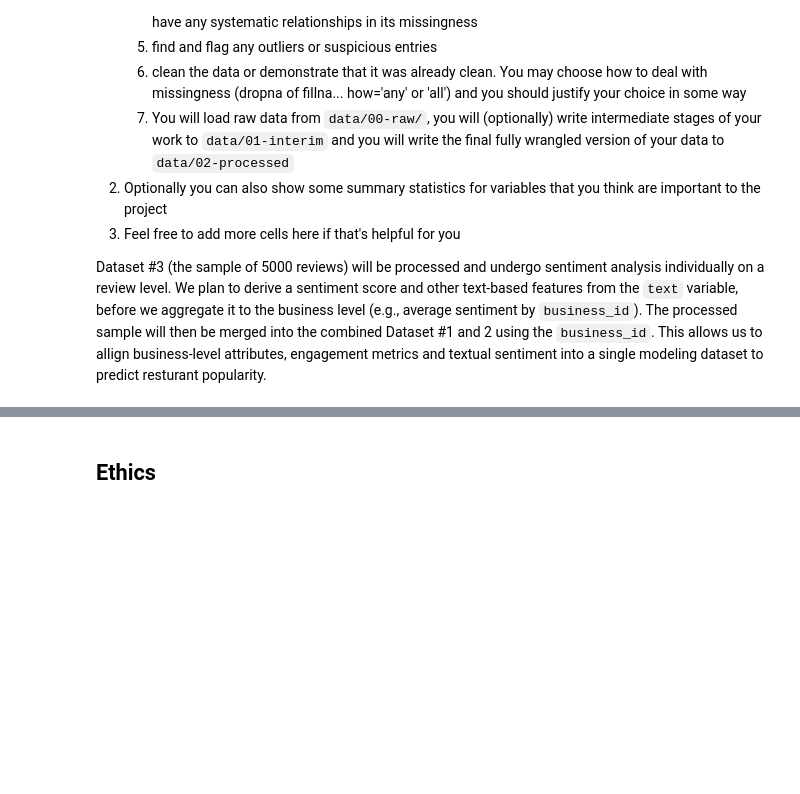
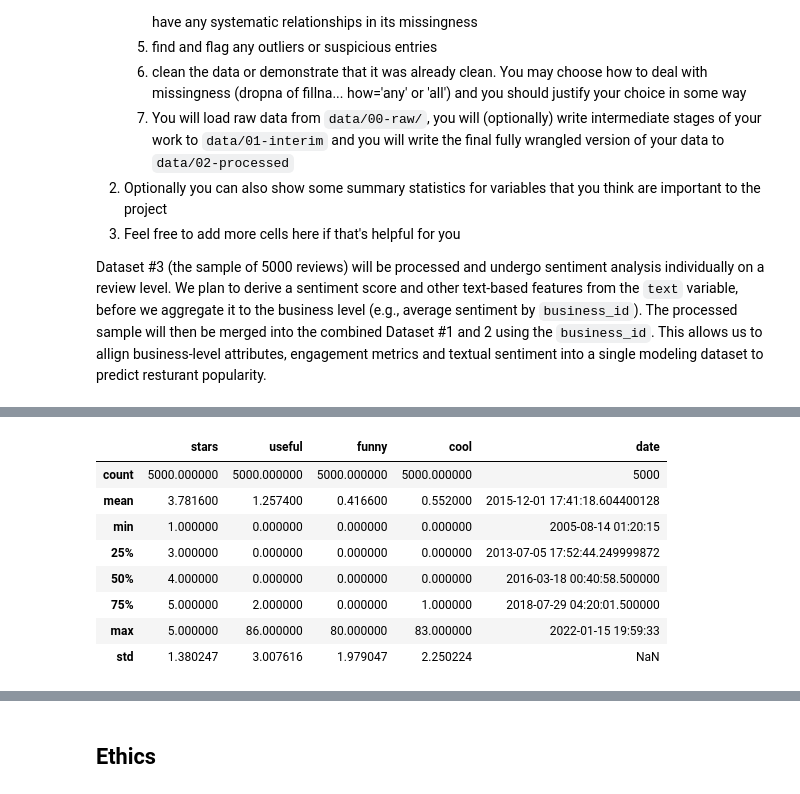
Before and after one commit to lznas/yelp-popularity-predicton, a Jupyter notebook: 01-DataCheckpoint.ipynb, the cells around one changed output, grey strips where cells are left out. Saved outputs shown, nothing was run; the diff lists cells and outputs as text; code cells hidden in the pictures; blank space fills up the shorter version.

Commit message:
Completed data analysis for data checkpoint 1

```diff
--- a/01-DataCheckpoint.ipynb
+++ b/01-DataCheckpoint.ipynb
@@ -566,8 +560,8 @@ Regardless, this dataset has its limitations. The primary one being the fact tha
 
 Dataset #3 (the sample of 5000 reviews) will be processed and undergo sentiment analysis individually on a review level. We plan to derive a sentiment score and other text-based features from the `text` variable, before we aggregate it to the business level (e.g., average sentiment by `business_id`). The processed sample will then be merged into the combined Dataset #1 and 2 using the `business_id`. This allows us to allign business-level attributes, engagement metrics and textual sentiment into a single modeling dataset to predict resturant popularity.
 # %%
-yelp_review_sample = pd.read_json('data/01-interim/yelp_philly_reviews_sample_5000.jsonl', lines=True)
-yelp_review_sample.head()
+# Load dataset
+yelp_sample = pd.read_json('data/01-interim/yelp_philly_reviews_sample_5000.jsonl', lines=True)
 
-#yelp_review_sample.shape
-#yelp_review_sample.columns
+# Create copy to wrangle
+yelp_sample_clean = yelp_sample.copy()
@@ -580,0 +637,13 @@ yelp_review_sample.head()
+# %%
+# Check for outliers
+yelp_sample_clean.describe()
+# %% [output]
+|  | stars | useful | funny | cool | date |
+| count | 5000.000000 | 5000.000000 | 5000.000000 | 5000.000000 | 5000 |
+| mean | 3.781600 | 1.257400 | 0.416600 | 0.552000 | 2015-12-01 17:41:18.604400128 |
+| min | 1.000000 | 0.000000 | 0.000000 | 0.000000 | 2005-08-14 01:20:15 |
+| 25% | 3.000000 | 0.000000 | 0.000000 | 0.000000 | 2013-07-05 17:52:44.249999872 |
+| 50% | 4.000000 | 0.000000 | 0.000000 | 0.000000 | 2016-03-18 00:40:58.500000 |
+| 75% | 5.000000 | 2.000000 | 0.000000 | 1.000000 | 2018-07-29 04:20:01.500000 |
+| max | 5.000000 | 86.000000 | 80.000000 | 83.000000 | 2022-01-15 19:59:33 |
+| std | 1.380247 | 3.007616 | 1.979047 | 2.250224 | NaN |
```
Also changed, not shown: parts of 23 cells of this notebook.
